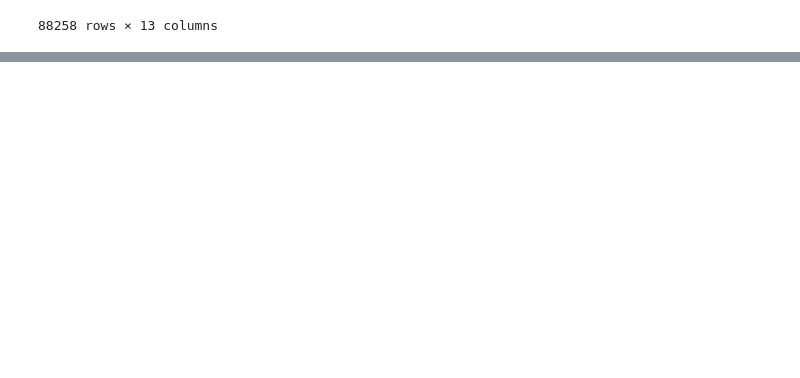
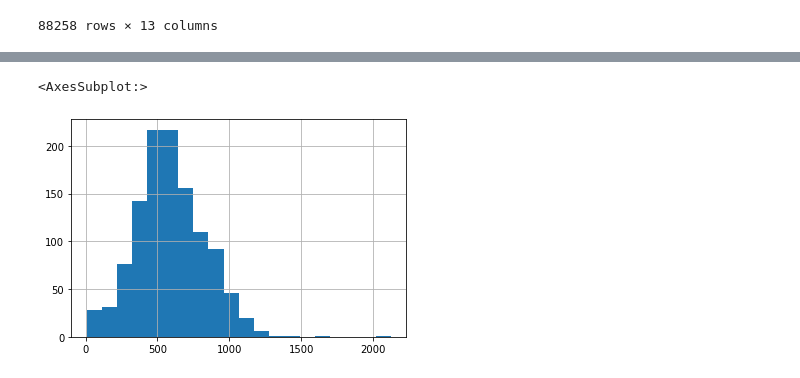
Before and after one commit to josephko91/anthropogenic-heat-la, a Jupyter notebook: traffic.ipynb, the cells around one changed output, grey strips where cells are left out. Saved outputs shown, nothing was run; the diff lists cells and outputs as text; code cells hidden in the pictures; blank space fills up the shorter version.

```diff
--- a/traffic.ipynb
+++ b/traffic.ipynb
@@ -48,4 +48,8 @@ link_inv_gdf
 # export as shapefile
 link_inv_gdf.to_file('/Users/josephko/USC/Research/Anthropogenic Heat/adms/link_inv_gdf.shp')
 # %%
-# import
+# import traffic count (volume) data
+# NOTE: sample data used for now for a single day: 8/15/2016
+traffic_path = '/Users/josephko/USC/Research/Anthropogenic Heat/adms/volume_hourly_20160815_8am.csv'
+traffic_df = pd.read_csv(traffic_path)
+traffic_df
@@ -51,0 +155,7 @@ link_inv_gdf.to_file('/Users/josephko/USC/Research/Anthropogenic Heat/adms/link_
+# %%
+# highway traffic volume distribution
+traffic_highway = traffic_gdf[(traffic_gdf.link_type == 'HIGHWAY') & (traffic_gdf.volume > 0)]
+traffic_highway.volume.hist(bins=20)
+# %% [output]
+<AxesSubplot:>
+[figure, added]
```
Also changed, not shown: parts of 8 cells of this notebook.
